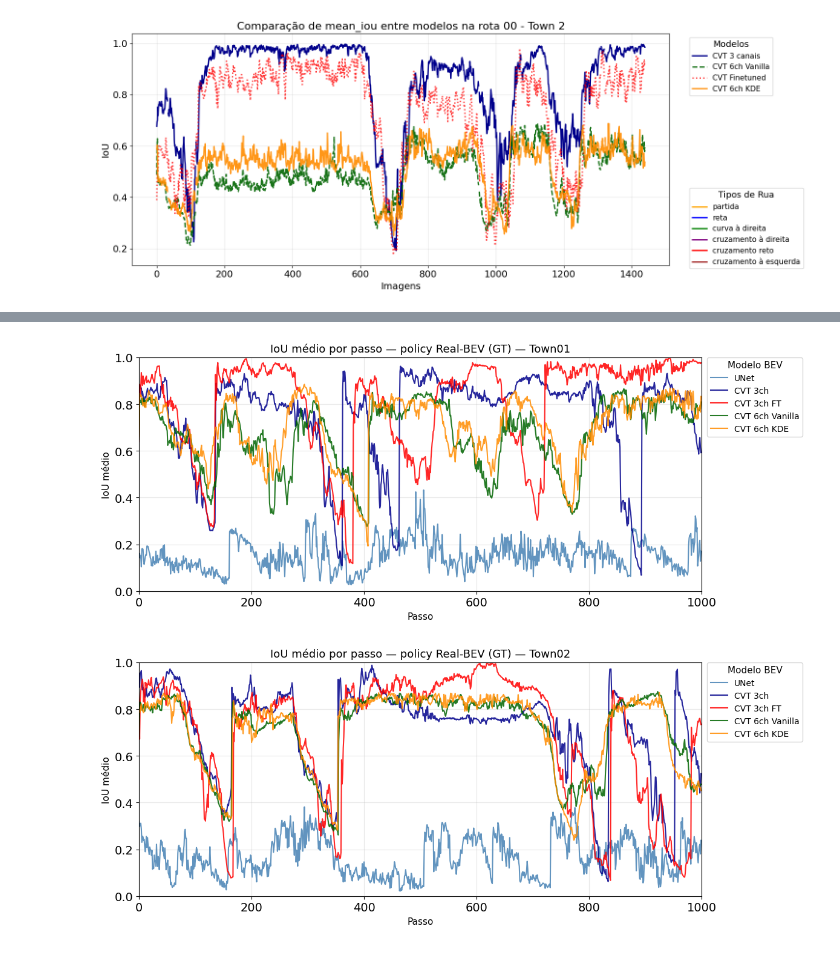
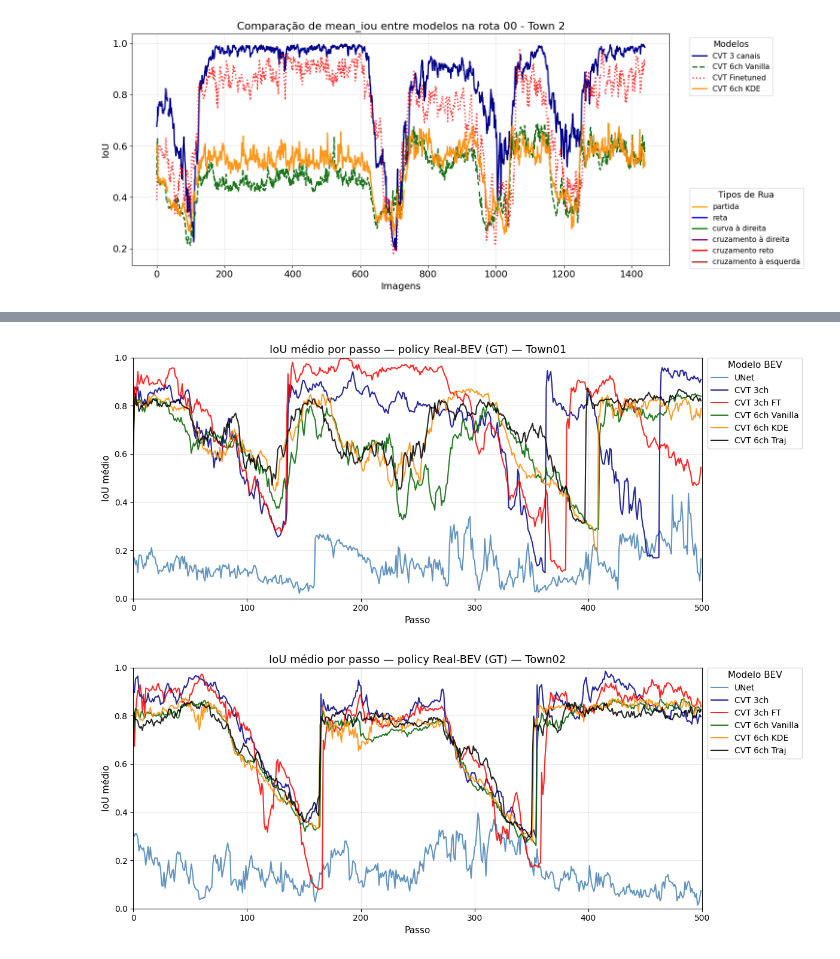
Before and after one commit to Felipe-carlos/carla-bc-bev, a Jupyter notebook: eval.ipynb, the cells around one changed output, grey strips where cells are left out. Drawn from its saved outputs; the diff is of its cells as text; code cells hidden in the pictures.

Commit message:
traj_cmd_kde

```diff
--- a/eval.ipynb
+++ b/eval.ipynb
@@ -519,6 +525,7 @@ ARC_LABELS = {
     'cvt_finetuned': 'CVT 3ch FT',
     'cvt_6ch':       'CVT 6ch Vanilla',
     'cvt_6ch_kde':   'CVT 6ch KDE',
+    'cvt_6ch_traj':  'CVT 6ch Traj',
 }
 POLICY_LABELS = {
     'real-bev':        'Real-BEV (GT)',
@@ -721,7 +734,7 @@ from pathlib import Path
 
 EVAL_BASE = Path('/home/felipe_cds/carla-bc-bev/eval')
 TOWNS = ['town01', 'town02']
-MAX_STEPS = 1000
+MAX_STEPS = 500
 
 ARC_LABELS = {
     'unet':          'UNet',
@@ -729,37 +742,41 @@ ARC_LABELS = {
     'cvt_finetuned': 'CVT 3ch FT',
     'cvt_6ch':       'CVT 6ch Vanilla',
     'cvt_6ch_kde':   'CVT 6ch KDE',
+    'cvt_6ch_traj':   'CVT 6ch Traj',
+
 }
 COLORS = {
     'unet':          'steelblue',
     'cvt':           'darkblue',
     'cvt_finetuned': 'red',
     'cvt_6ch':       'darkgreen',
     'cvt_6ch_kde':   'darkorange',
+    'cvt_6ch_traj':   'black',
+
 }
 
 for town in TOWNS:
     fig, ax = plt.subplots(figsize=(12, 5))
 
     for arc, label in ARC_LABELS.items():
         csv_path = EVAL_BASE / town / f'real-bev_{arc}.csv'
         if not csv_path.exists():
             print(f"  ⚠️  não encontrado: {csv_path.name}")
             continue
         df = pd.read_csv(csv_path).sort_values('sample_idx').head(MAX_STEPS)
         ax.plot(df['sample_idx'], df['mean_iou'],
                 label=label, color=COLORS[arc], linewidth=1.5, alpha=0.85)
 
     ax.set_title(f'IoU médio por passo — policy Real-BEV (GT) — {town.capitalize()}', fontsize=13)
     ax.set_xlabel('Passo', fontsize=11)
     ax.set_ylabel('IoU médio', fontsize=11)
     ax.set_xlim(0, MAX_STEPS)
     ax.set_ylim(0, 1)
     ax.grid(True, alpha=0.3)
     ax.legend(title='Modelo BEV', fontsize=10, title_fontsize=11,
               loc='upper left', bbox_to_anchor=(1.01, 1), borderaxespad=0)
     plt.tight_layout()
     plt.show()
 # %% [output]
-[figure, old version]
+[figure, new version]
-[figure, old version]
+[figure, new version]
```
Also changed, not shown: parts of 5 cells of this notebook, 52 other files.
